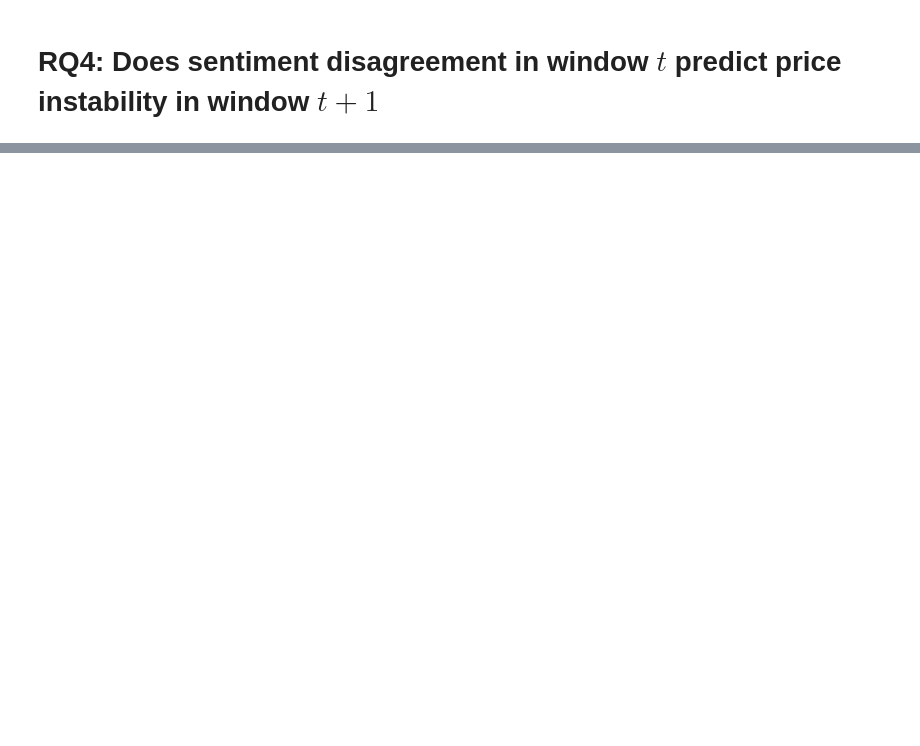
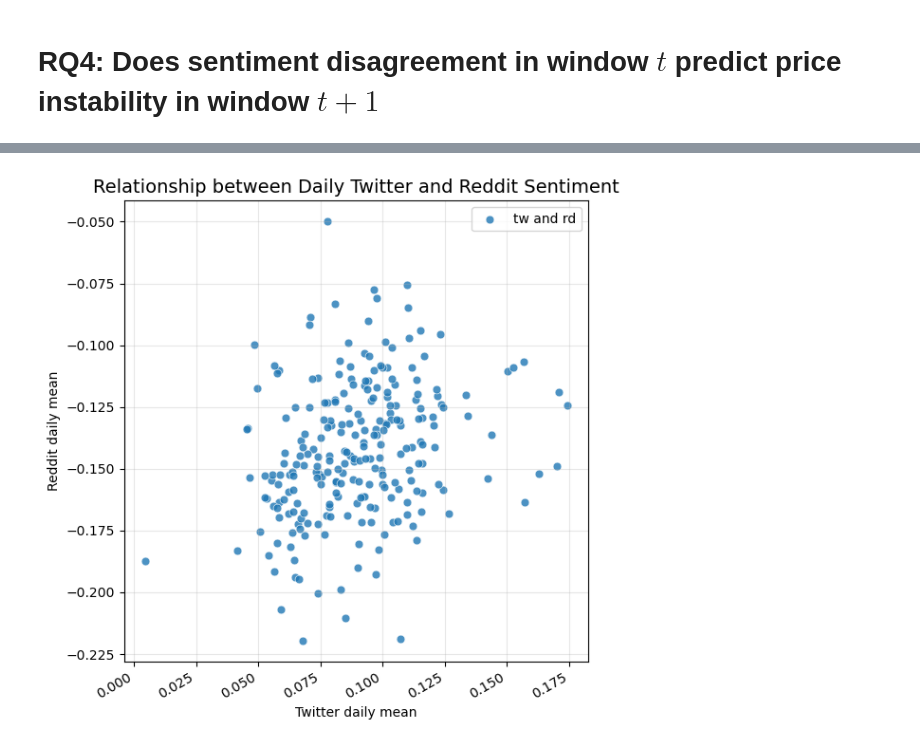
Before and after one commit to arkdong/SDA25_Group11, a Jupyter notebook: notebook/RQ4.ipynb, the cells around one changed output, grey strips where cells are left out. Saved outputs shown, nothing was run; the diff lists cells and outputs as text; code cells hidden in the pictures; blank space fills up the shorter version.

```diff
--- a/notebook/RQ4.ipynb
+++ b/notebook/RQ4.ipynb
@@ -101,0 +178,20 @@ plot_raw_sentiment(df_tweets, df_reddit)
+# %%
+def plot_scatter(df_tweets, df_reddit):
+    tw_pd = prepare(df_tweets).group_by("date").agg(pl.col("score").mean().alias("mean")).sort("date").to_pandas()
+    rd_pd = prepare(df_reddit).group_by("date").agg(pl.col("score").mean().alias("mean")).sort("date").to_pandas()
+
+    # Merge dates
+    merged = tw_pd.merge(rd_pd, on="date", suffixes=("_twitter", "_reddit"))
+
+    # Scatter plot
+    plt.figure(figsize=(6, 6))
+    sns.scatterplot(data=merged, x="mean_twitter", y="mean_reddit", s=40, alpha=0.8,label="tw and rd")
+    apply_common_style(
+        "Relationship between Daily Twitter and Reddit Sentiment",
+        xlabel="Twitter daily mean",
+        ylabel="Reddit daily mean",
+    )
+
+plot_scatter(df_tweets, df_reddit)
+# %% [output]
+[figure, added]
```
Also changed, not shown: parts of 44 cells of this notebook.
